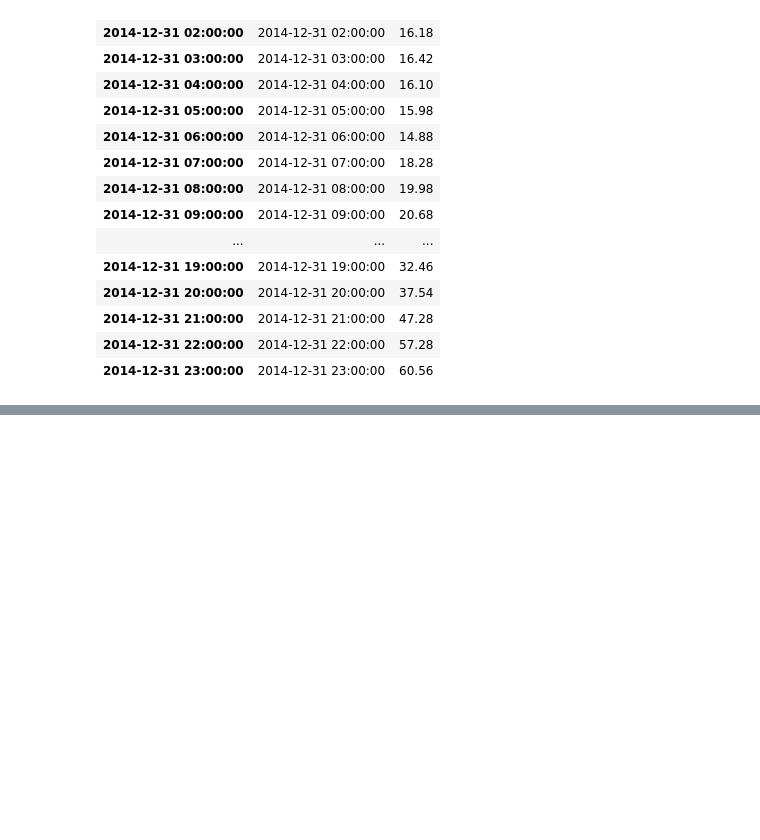
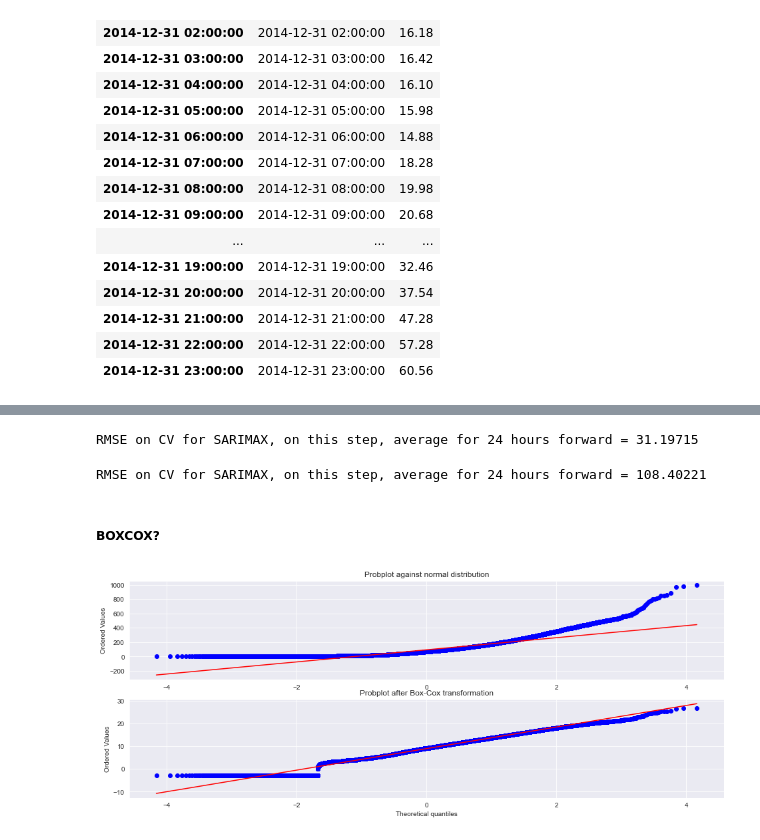
Before and after one commit to ksetdekov/test_predict_ts, a Jupyter notebook: analysis_and_fx_arima_and_rf.ipynb, the cells around one changed output, grey strips where cells are left out. Saved outputs shown, nothing was run; the diff lists cells and outputs as text; code cells hidden in the pictures; blank space fills up the shorter version.

```diff
--- a/analysis_and_fx_arima_and_rf.ipynb
+++ b/analysis_and_fx_arima_and_rf.ipynb
@@ -791,0 +869,9 @@ fin_pred_rf
+# %%
+print(f'RMSE on CV for SARIMAX, on this step, average for 24 hours forward = {np.mean(rmse_cv_sarimax):.5f}')
+# %% [output]
+RMSE on CV for SARIMAX, on this step, average for 24 hours forward = 31.19715
+# %%
+esimate_q = mean_squared_error(without_na_ts_data.clients[test_index], forecast_sarima, squared=False)
+print(f'RMSE on CV for SARIMAX, on this step, average for 24 hours forward = {np.mean(rmse_cv_sarimax):.5f}')
+# %% [output]
+RMSE on CV for SARIMAX, on this step, average for 24 hours forward = 108.40221
@@ -791,0 +880,17 @@ fin_pred_rf
+# %% [markdown]
+##### BOXCOX?
+# %%
+fig = plt.figure()
+ax1 = fig.add_subplot(211)
+prob = stats.probplot(without_na_ts_data.clients+0.0001, dist=stats.norm, plot=ax1)
+ax1.set_xlabel('')
+ax1.set_title('Probplot against normal distribution')
+
+ax2 = fig.add_subplot(212)
+xt, _ = stats.boxcox(without_na_ts_data.clients+0.0001)
+prob = stats.probplot(xt, dist=stats.norm, plot=ax2)
+ax2.set_title('Probplot after Box-Cox transformation')
+
+plt.show()
+# %% [output]
+[figure, added]
```
Also changed, not shown: parts of 5 cells of this notebook.
